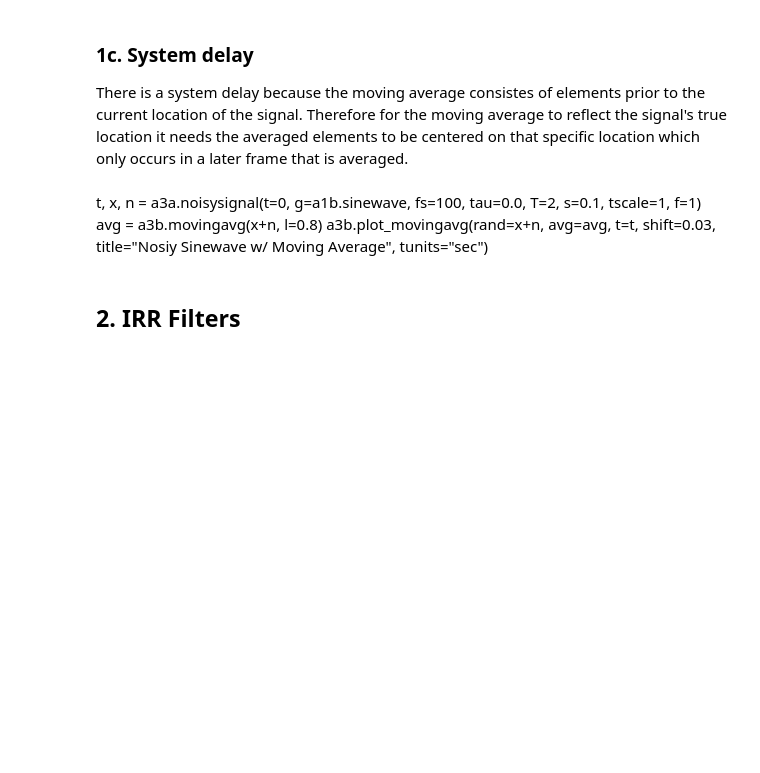
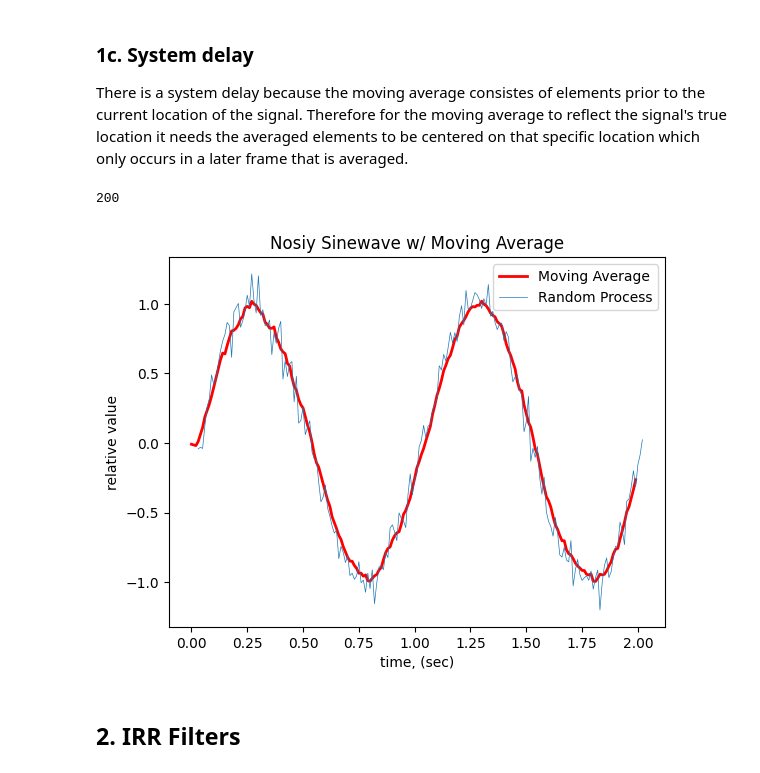
Before and after one commit to finnhittson/csds464, a Jupyter notebook: 464-A3b_fxh157_files/A3b_fxh157.ipynb, the cells around one changed output. Drawn from its saved outputs; the diff is of its cells as text; code cells hidden in the pictures; blank space fills up the shorter version.

```diff
--- a/464-A3b_fxh157_files/A3b_fxh157.ipynb
+++ b/464-A3b_fxh157_files/A3b_fxh157.ipynb
@@ -69,10 +69,14 @@ a3b.plot_movingavg(rand=x+n, avg=avg, t=t, title="Nosiy Sinewave w/ Moving Avera
 # %% [markdown]
 ### 1c. System delay
 There is a system delay because the moving average consistes of elements prior to the current location of the signal. Therefore for the moving average to reflect the signal's true location it needs the averaged elements to be centered on that specific location which only occurs in a later frame that is averaged.
-# %% [markdown]
-t, x, n = a3a.noisysignal(t=0, g=a1b.sinewave, fs=100, tau=0.0, T=2, s=0.1, tscale=1, f=1)
-avg = a3b.movingavg(x+n, l=0.8)
-a3b.plot_movingavg(rand=x+n, avg=avg, t=t, shift=0.03, title="Nosiy Sinewave w/ Moving Average", tunits="sec")
+# %%
+t, x, n = a3a.noisysignal(t=0, g=a1b.sinewave, fs=100, tau=0.0, T=2, s=0.1, tscale=1, f=1)
+avg = a3b.movingavg(x+n, l=0.8)
+print(len(avg))
+a3b.plot_movingavg(rand=x+n, avg=avg, t=t, shift=0.03, title="Nosiy Sinewave w/ Moving Average", tunits="sec")
+# %% [output]
+200
+[figure, added]
 # %% [markdown]
 ## 2. IRR Filters
 # %% [markdown]
```
Also changed, not shown: parts of 10 cells of this notebook, 1 other file.
